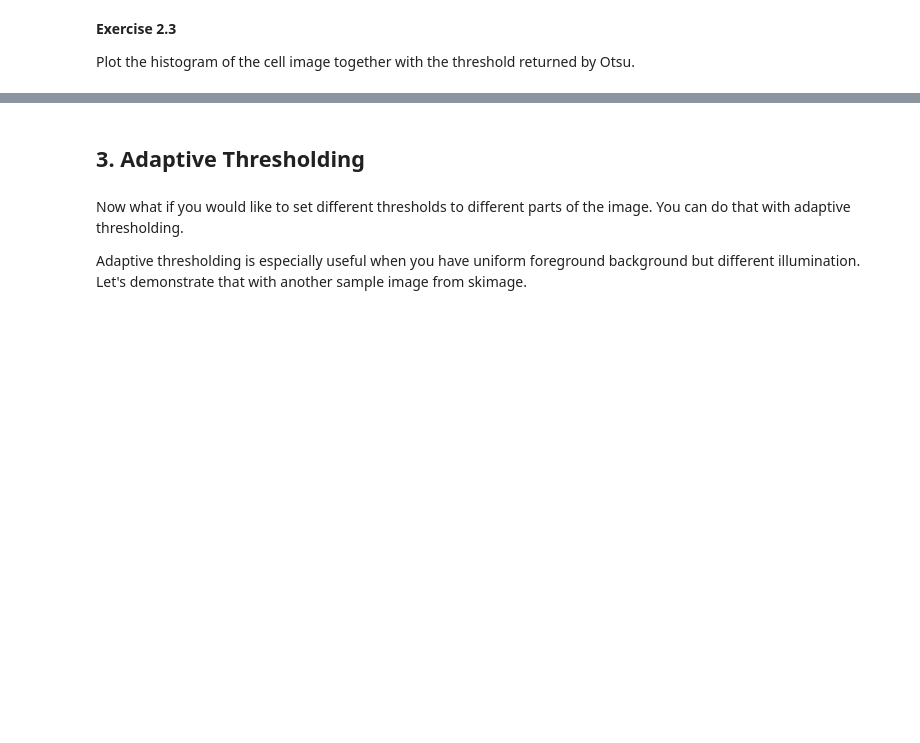
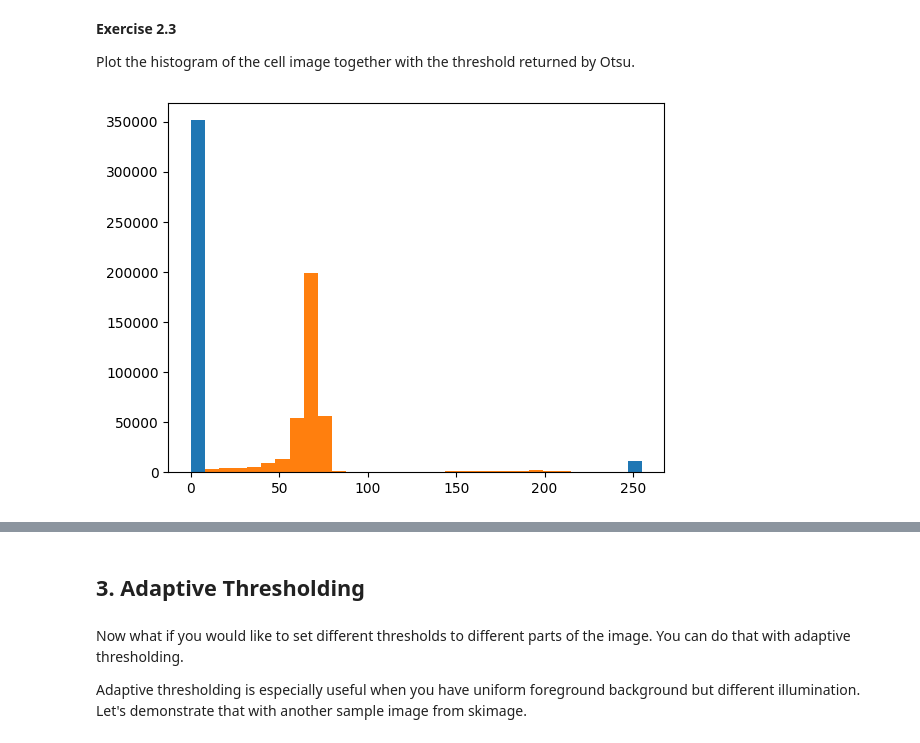
Before and after one commit to MaciejCzerniak243552/ot2-rl-243552-maciej, a Jupyter notebook: self_study/w1/2. Thresholding and Filtering.ipynb, the cells around one changed output, grey strips where cells are left out. Drawn from its saved outputs; the diff is of its cells as text; code cells hidden in the pictures; blank space fills up the shorter version.

```diff
--- a/self_study/w1/2. Thresholding and Filtering.ipynb
+++ b/self_study/w1/2. Thresholding and Filtering.ipynb
@@ -85,0 +115,6 @@ Plot the histogram of the cell image together with the threshold returned by Ots
+# %%
+# YOUR CODE HERE
+n, bins, patches = plt.hist(output_im.reshape(-1,), bins=32) # otsu
+n, bins, patches = plt.hist(im_cell.reshape(-1,), bins=32) # original
+# %% [output]
+[figure, added]
```
Also changed, not shown: parts of 32 cells of this notebook, 3 other files.
